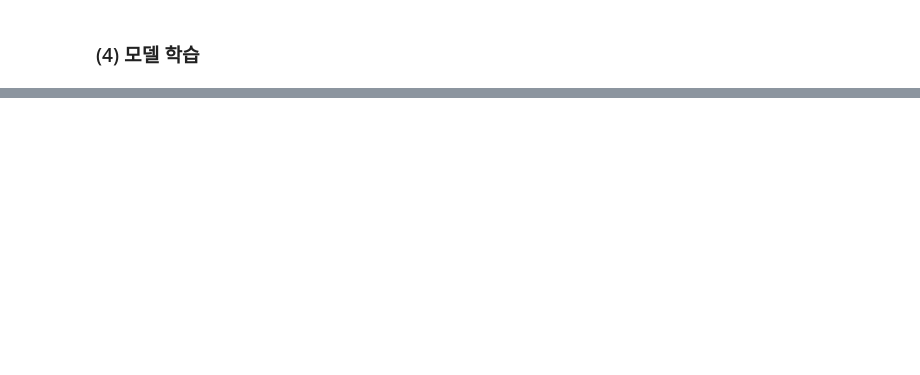
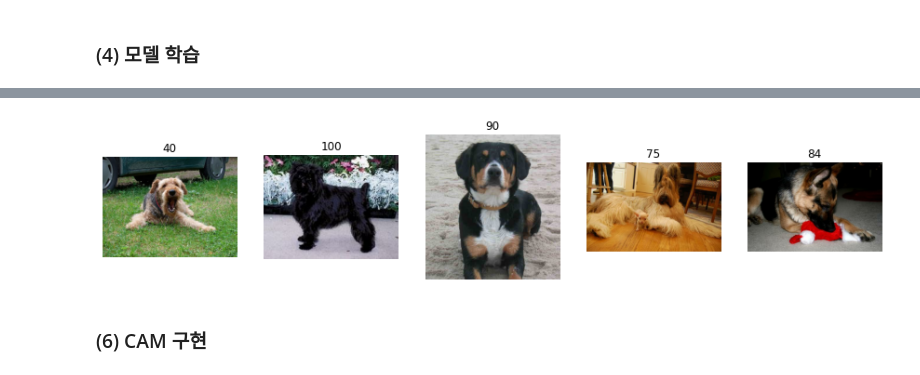
Before and after one commit to yeonseokChoe/2023-AIFFEL-QUEST, a Jupyter notebook: GoingDeeperQUEST03/Project3.ipynb, the cells around one changed output, grey strips where cells are left out. Drawn from its saved outputs; the diff is of its cells as text; code cells hidden in the pictures; blank space fills up the shorter version.

```diff
--- a/GoingDeeperQUEST03/Project3.ipynb
+++ b/GoingDeeperQUEST03/Project3.ipynb
@@ -144,0 +202,12 @@ history_cam_model = cam_model.fit(
+# %%
+sample_ds = list(ds_test.take(SAMPLE_NUM).as_numpy_iterator())
+# %%
+plt.figure(figsize=(15,3))
+
+for i, d in enumerate(sample_ds):
+    plt.subplot(1, len(sample_ds), i+1)
+    plt.axis('off')
+    plt.title(d['label'])
+    plt.imshow(d['image'])
+# %% [output]
+[figure, added]
@@ -144,0 +223,2 @@ history_cam_model = cam_model.fit(
+# %% [markdown]
+### (6) CAM 구현
```
Also changed, not shown: parts of 43 cells of this notebook, 1 other file.
